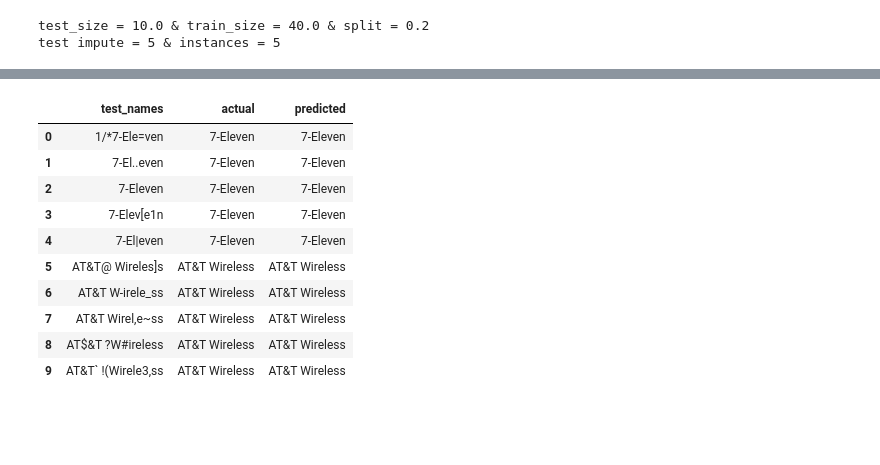
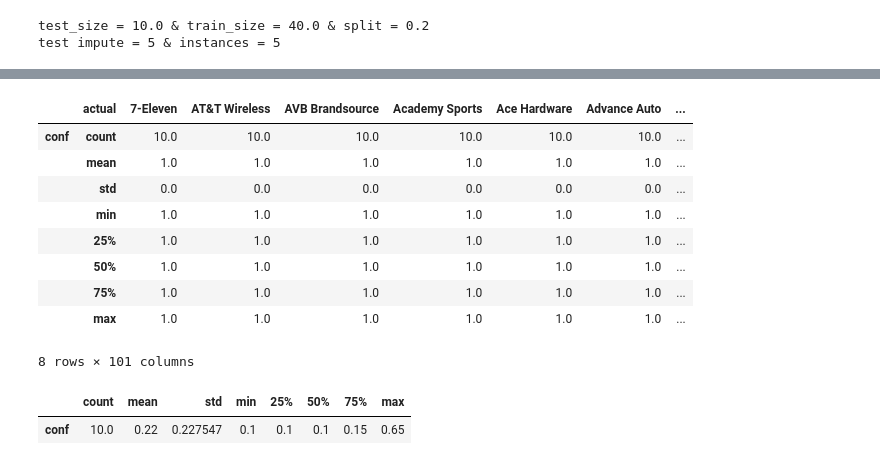
Before and after one commit to mihirsaurkar/ML-apps, a Jupyter notebook: Store_Classification/Store Classifier KNN.ipynb, the cells around one changed output, grey strips where cells are left out. Drawn from its saved outputs; the diff is of its cells as text; code cells hidden in the pictures; blank space fills up the shorter version.

```diff
--- a/Store_Classification/Store Classifier KNN.ipynb
+++ b/Store_Classification/Store Classifier KNN.ipynb
@@ -294,17 +304,22 @@ for i in range(len(X_test)):
 # %%
 conf_mat = pd.DataFrame({'test_names':X_test,'actual':y_test})
-conf_mat["predicted"] = conf_mat["test_names"].apply(lambda x : my_classifier([x],vectorizer,classifier)[0])
+
+conf_mat['predicted'],conf_mat['conf']= zip(*map(pred_func,conf_mat['test_names']))
 # %%
-conf_mat.head(10)
+conf_mat.groupby('actual').describe().transpose()
 # %% [output]
-|  | test_names | actual | predicted |
-| 0 | 1/*7-Ele=ven | 7-Eleven | 7-Eleven |
-| 1 | 7-El..even | 7-Eleven | 7-Eleven |
-| 2 | 7-Eleven | 7-Eleven | 7-Eleven |
-| 3 | 7-Elev[e1n | 7-Eleven | 7-Eleven |
-| 4 | 7-El|even | 7-Eleven | 7-Eleven |
-| 5 | AT&T@ Wireles]s | AT&T Wireless | AT&T Wireless |
-| 6 | AT&T W-irele_ss | AT&T Wireless | AT&T Wireless |
-| 7 | AT&T Wirel,e~ss | AT&T Wireless | AT&T Wireless |
-| 8 | AT$&T ?W#ireless | AT&T Wireless | AT&T Wireless |
-| 9 | AT&T` !(Wirele3,ss | AT&T Wireless | AT&T Wireless |
+|  | actual | 7-Eleven | AT&T Wireless | AVB Brandsource | Academy Sports | Ace Hardware | Advance Auto | ... |
+| conf | count | 10.0 | 10.0 | 10.0 | 10.0 | 10.0 | 10.0 | ... |
+|  | mean | 1.0 | 1.0 | 1.0 | 1.0 | 1.0 | 1.0 | ... |
+|  | std | 0.0 | 0.0 | 0.0 | 0.0 | 0.0 | 0.0 | ... |
+|  | min | 1.0 | 1.0 | 1.0 | 1.0 | 1.0 | 1.0 | ... |
+|  | 25% | 1.0 | 1.0 | 1.0 | 1.0 | 1.0 | 1.0 | ... |
+|  | 50% | 1.0 | 1.0 | 1.0 | 1.0 | 1.0 | 1.0 | ... |
+|  | 75% | 1.0 | 1.0 | 1.0 | 1.0 | 1.0 | 1.0 | ... |
+|  | max | 1.0 | 1.0 | 1.0 | 1.0 | 1.0 | 1.0 | ... |
+8 rows × 101 columns
+# %%
+conf_mat[conf_mat["actual"]=='Other'].describe().transpose()
+# %% [output]
+|  | count | mean | std | min | 25% | 50% | 75% | max |
+| conf | 10.0 | 0.22 | 0.227547 | 0.1 | 0.1 | 0.1 | 0.15 | 0.65 |
```
Also changed, not shown: parts of 29 cells of this notebook.
